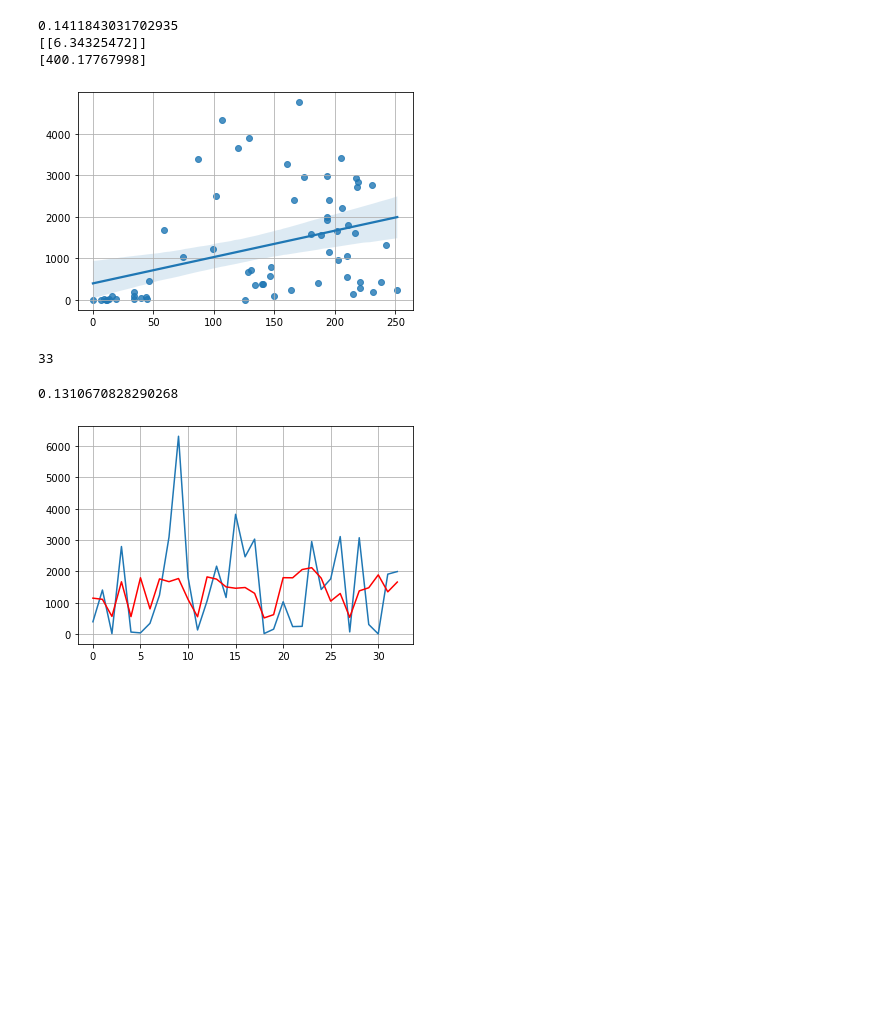
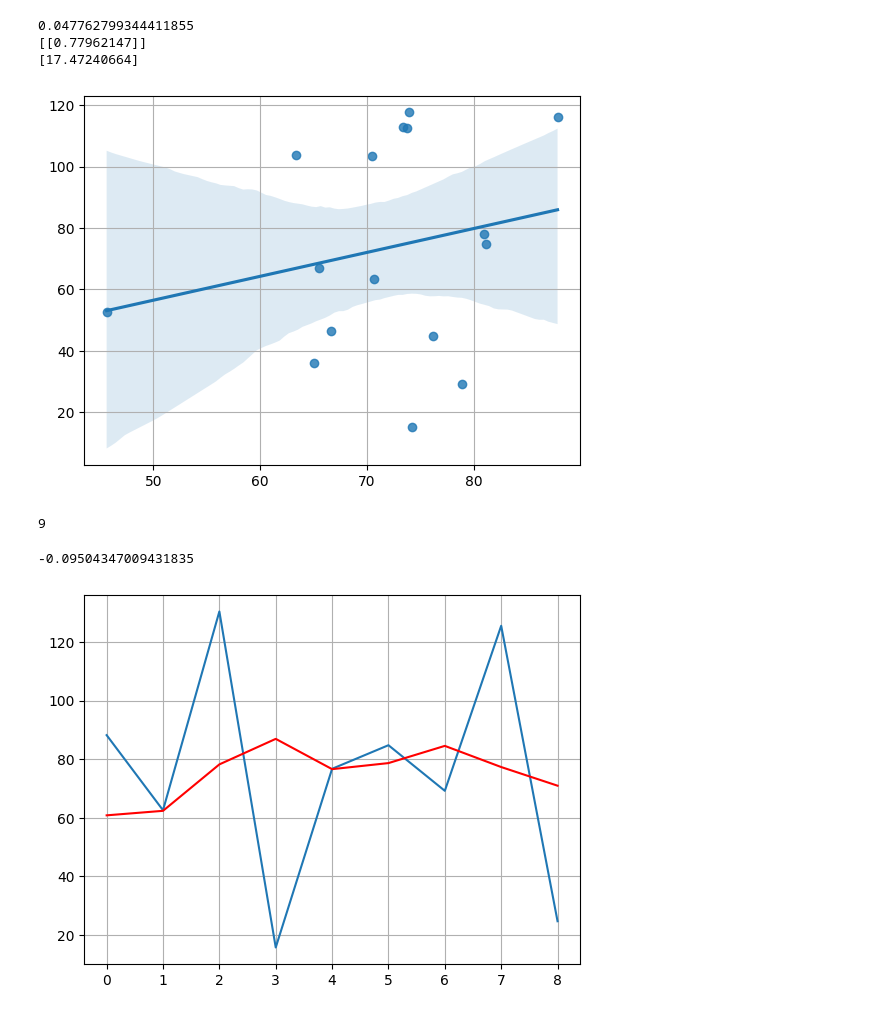
Before and after one commit to YJoeHadinata/covid-tugas, a Jupyter notebook: covidpredictTotal.ipynb, the cells around one changed output. Saved outputs shown, nothing was run; the diff lists cells and outputs as text; code cells hidden in the pictures; blank space fills up the shorter version.

```diff
--- a/covidpredictTotal.ipynb
+++ b/covidpredictTotal.ipynb
@@ -78,7 +78,7 @@ Index(['iso_code', 'continent', 'location', 'date', 'total_cases', 'new_cases',
 df3=df.loc[df['date'] == '2022-05-01']
 
 #Selecting certain parameters for clustering
-df3=df3[['location','total_cases_per_million', 'total_deaths_per_million', 'total_vaccinations_per_hundred','total_tests_per_thousand']]
+df3=df3[['location','reproduction_rate', 'new_cases_smoothed_per_million', 'people_fully_vaccinated_per_hundred','weekly_hosp_admissions_per_million']]
 print(df3.shape)
 print(df3.head(10))
 
@@ -87,7 +87,7 @@ df4=df3.loc[df['location'] == 'Indonesia']
 print(df4)
 
 #Sorting values by certain parameters
-df3=df3.sort_values(by=['total_deaths_per_million'], ascending=False)
+df3=df3.sort_values(by=['weekly_hosp_admissions_per_million'], ascending=False)
 
 #deleting the first XX rows of data
 #df3=df3[9:]
@@ -97,7 +97,7 @@ print(df3.head(30))
 #plt.grid()
 fig = plt.figure(figsize=(10,10))
 ax = fig.add_subplot(111, projection = '3d')
-ax.scatter(df3['total_cases_per_million'], df3['total_deaths_per_million'], df3['total_vaccinations_per_hundred'], s=50, edgecolor="k")
-ax.scatter(df4['total_cases_per_million'], df4['total_deaths_per_million'], df4['total_vaccinations_per_hundred'], c='r', marker="s", s=200, edgecolor="k")
-plt.gca().update(dict(title='COVID19', xlabel='total_cases_per_million', ylabel='total_deaths_per_million',zlabel='total_vaccinations_per_hundred'))
+ax.scatter(df3['new_cases_smoothed_per_million'], df3['weekly_hosp_admissions_per_million'], df3['people_fully_vaccinated_per_hundred'], s=50, edgecolor="k")
+ax.scatter(df4['new_cases_smoothed_per_million'], df4['weekly_hosp_admissions_per_million'], df4['people_fully_vaccinated_per_hundred'], c='r', marker="s", s=200, edgecolor="k")
+plt.gca().update(dict(title='COVID19', xlabel='new_cases_smoothed_per_million', ylabel='weekly_hosp_admissions_per_million',zlabel='people_fully_vaccinated_per_hundred'))
 # %% [output]
@@ -193,6 +193,6 @@ r2_score(y_test, y_pred)
 # %%
 #Selecting certain parameters for prediction
-df5=df3[['total_vaccinations_per_hundred','total_deaths_per_million']]
+df5=df3[['people_fully_vaccinated_per_hundred','weekly_hosp_admissions_per_million']]
 print(df5.shape)
 print(df5.head())
 
@@ -218,44 +221,44 @@ print(df5.head())
 # %%
 from sklearn.model_selection import train_test_split
 
-x=df5[['total_vaccinations_per_hundred']].values
-y=df5[['total_deaths_per_million']].values
+x=df5[['people_fully_vaccinated_per_hundred']].values
+y=df5[['weekly_hosp_admissions_per_million']].values
 x_train, x_test, y_train, y_test = train_test_split(x, y, test_size=0.33, random_state=42, shuffle=True)
 
 #print(x[0:5])
 #print(y[0:5])
 #print(y_test[0:5])
 
 from sklearn.linear_model import LinearRegression
 reg = LinearRegression().fit(x_train, y_train)
 print(reg.score(x_train, y_train))
 print(reg.coef_)
 print(reg.intercept_)
 
 y_pred=reg.predict(x_test)
 
 #Plotting Total Deaths vs Total Cases and the regression line
 import seaborn as sns
 #create scatterplot with regression line
 sns.regplot(x=x_train, y=y_train)
 plt.grid()
 
 #Plotting y_prediction & y_test
 plt.show()
 plt.plot(y_test)
 plt.plot(y_pred,'r')
 plt.grid()
 print(len(y_pred))
 
 from sklearn.metrics import r2_score
 r2_score(y_test, y_pred)
 # %% [output]
-0.1411843031702935
-[[6.34325472]]
-[400.17767998]
+0.047762799344411855
+[[0.77962147]]
+[17.47240664]
-[figure, old version]
+[figure, new version]
-33
+9
-0.1310670828290268
+-0.09504347009431835
-[figure, old version]
+[figure, new version]
 # %%
 #Selecting certain parameters for prediction
```
Also changed, not shown: parts of 7 cells of this notebook, 25 other files.
